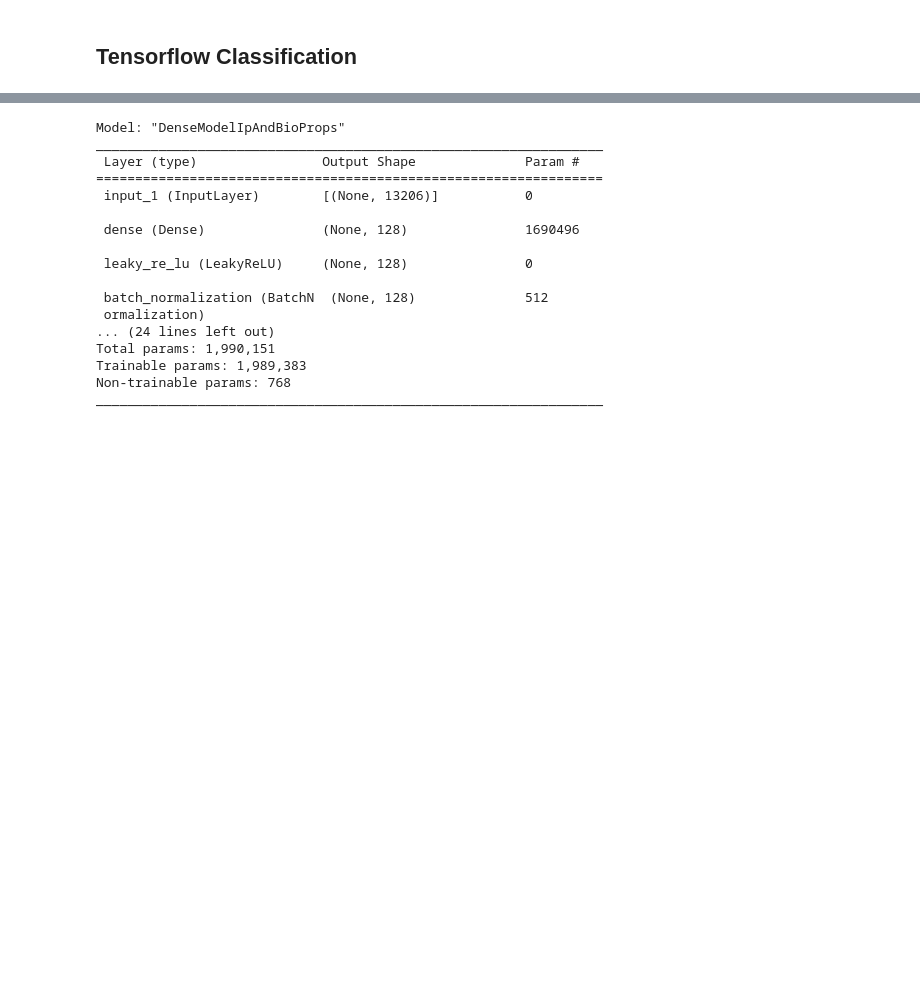
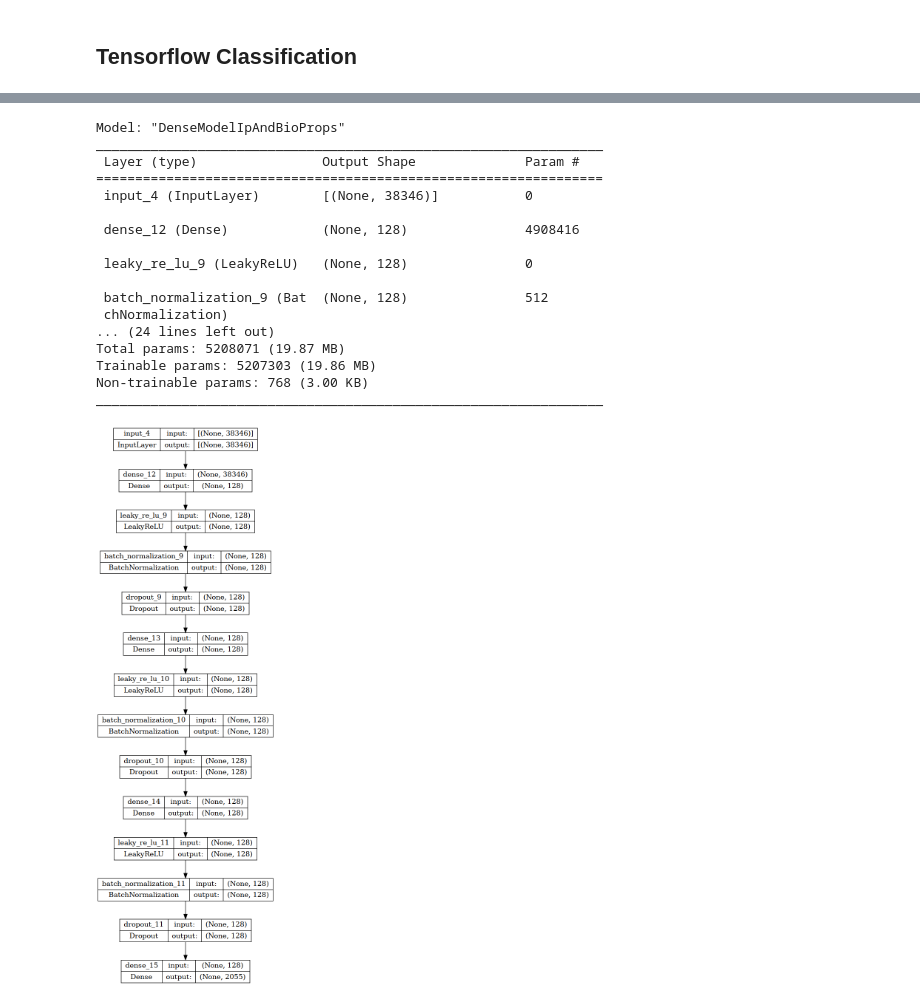
Before and after one commit to m5k5/KaggleCAFAChallenge, a Jupyter notebook: Interpro Model.ipynb, the cells around one changed output, grey strips where cells are left out. Drawn from its saved outputs; the diff is of its cells as text; code cells hidden in the pictures; blank space fills up the shorter version.

```diff
--- a/Interpro Model.ipynb
+++ b/Interpro Model.ipynb
@@ -211,8 +202,12 @@ import xml.etree.ElementTree as ET
 root = ET.parse(os.path.join(DATA_PATH, "interpro.xml")).getroot()
 # %%
 possibleDomains=[]
+allIPTypes=[]
 for child in root:
     if "type" in child.attrib:
-        if(child.attrib["type"]=="Domain" or child.attrib["type"]=="Repeat"):
+        allIPTypes.append(child.attrib["type"])
+        if(child.attrib["type"]=="Domain" or child.attrib["type"]=="Repeat" or child.attrib["type"]=="Family" or child.attrib["type"]=="Homologous_superfamily"):
             # print(child.tag, child.attrib)
             possibleDomains.append(child.attrib["id"])
+
+set(allIPTypes)
@@ -494,47 +499,51 @@ EMBED_DIM=10
 def createModel():
     inputs = tf.keras.Input(shape=(len(mlbInterPro.classes_)+53,))
     # x=layers.Embedding(VOCAB_SIZE, EMBED_DIM, name="embedding")(inputs)
 
-    x = layers.Dense(128)(inputs)
+    x = layers.Dense(128, kernel_regularizer=tf.keras.regularizers.L2(l2=0.05))(inputs)
     x = layers.LeakyReLU()(x)
     x = layers.BatchNormalization()(x)
-    x = layers.Dropout(0.1)(x)
+    x = layers.Dropout(0.3)(x)
 
-    x = layers.Dense(128)(x)
+    x = layers.Dense(128, kernel_regularizer=tf.keras.regularizers.L2(l2=0.05))(x)
     x = layers.LeakyReLU()(x)
     x = layers.BatchNormalization()(x)
-    x = layers.Dropout(0.1)(x)
+    x = layers.Dropout(0.3)(x)
 
-    x = layers.Dense(128)(x)
+    x = layers.Dense(128, kernel_regularizer=tf.keras.regularizers.L2(l2=0.05))(x)
     x = layers.LeakyReLU()(x)
     x = layers.BatchNormalization()(x)
-    x = layers.Dropout(0.1)(x)
+    x = layers.Dropout(0.3)(x)
 
     outputs=layers.Dense(len(mlb.classes_), activation=tf.keras.activations.sigmoid)(x)
 
     return tf.keras.Model(inputs=inputs, outputs=outputs, name="DenseModelIpAndBioProps")
 
 model = createModel()
 
 model.summary()
+
+dot_img_file = './'+model.name +'.png'
+tf.keras.utils.plot_model(model, to_file=dot_img_file, show_shapes=True)
 # %% [output]
 Model: "DenseModelIpAndBioProps"
 _________________________________________________________________
  Layer (type)                Output Shape              Param #
 =================================================================
- input_1 (InputLayer)        [(None, 13206)]           0
+ input_4 (InputLayer)        [(None, 38346)]           0
 
- dense (Dense)               (None, 128)               1690496
+ dense_12 (Dense)            (None, 128)               4908416
 
- leaky_re_lu (LeakyReLU)     (None, 128)               0
+ leaky_re_lu_9 (LeakyReLU)   (None, 128)               0
 
- batch_normalization (BatchN  (None, 128)              512
- ormalization)
+ batch_normalization_9 (Bat  (None, 128)               512
+ chNormalization)
 ... (24 lines left out)
-Total params: 1,990,151
-Trainable params: 1,989,383
-Non-trainable params: 768
+Total params: 5208071 (19.87 MB)
+Trainable params: 5207303 (19.86 MB)
+Non-trainable params: 768 (3.00 KB)
 _________________________________________________________________
+[figure, added]
 # %%
 import matplotlib.pyplot as plt
 #Learning rate schedule
```
Also changed, not shown: parts of 10 cells of this notebook, 36 other files.
